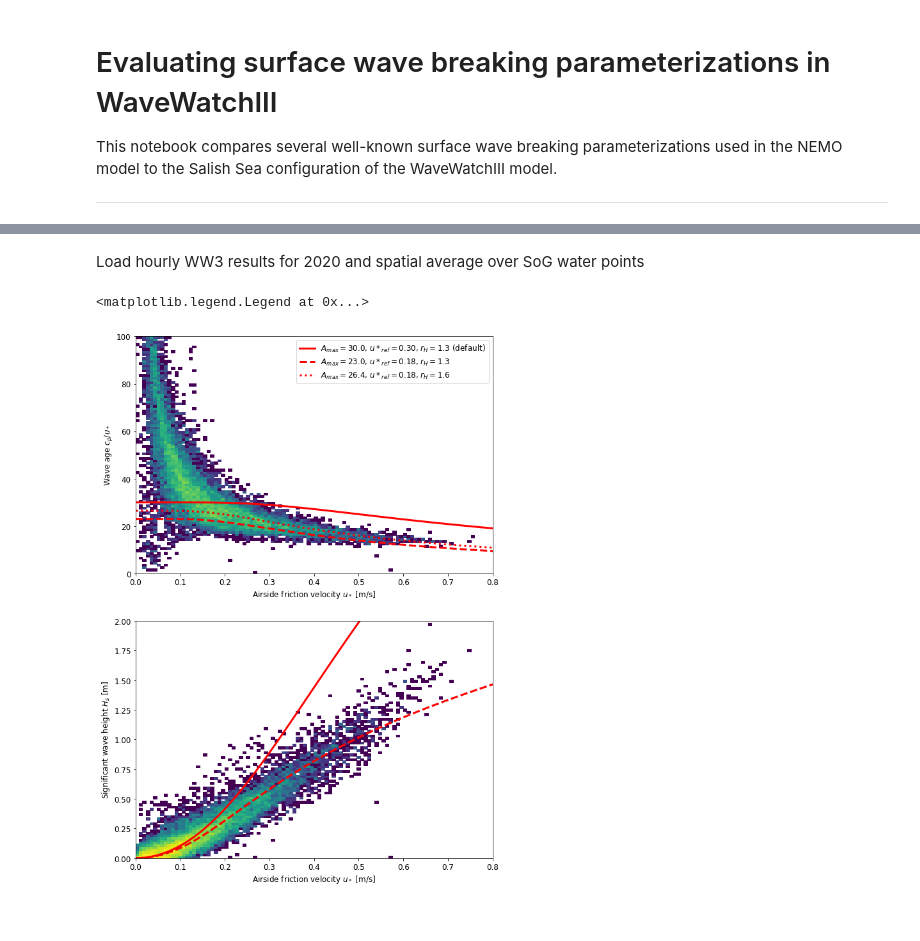
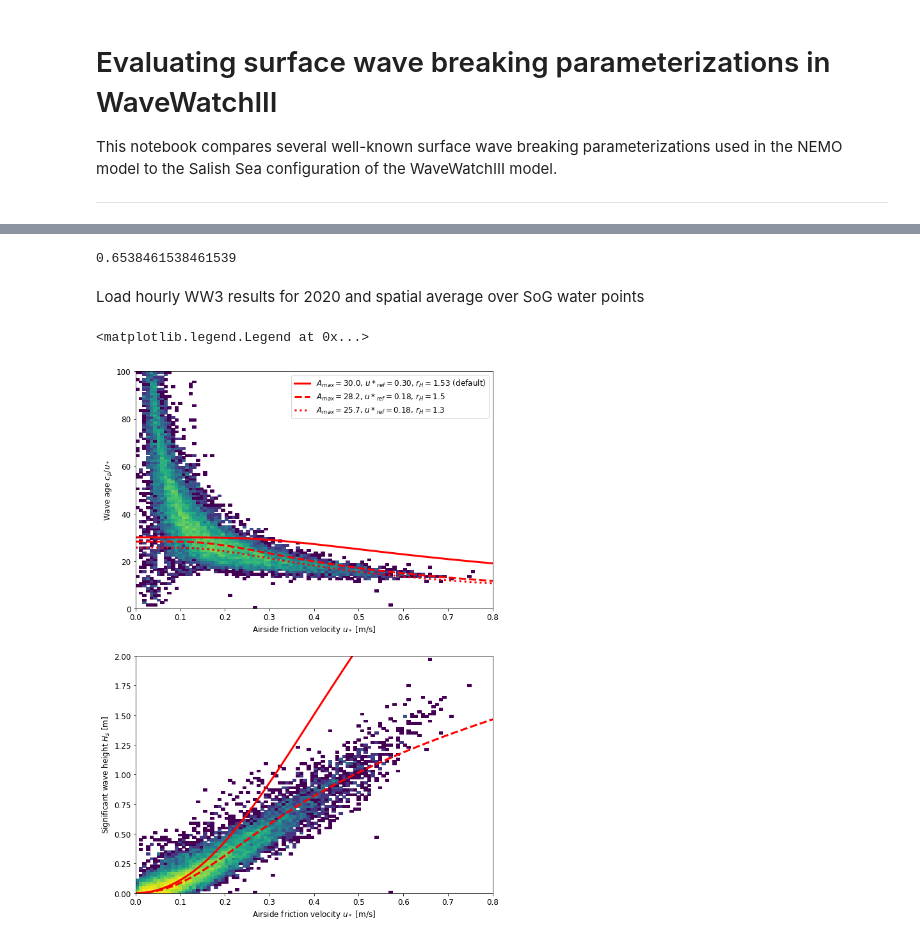
Before and after one commit to SalishSeaCast/analysis-ben, a Jupyter notebook: notebooks/wavemixing.ipynb, the cells around one changed output, grey strips where cells are left out. Cells and saved outputs as stored; diff of their text form; code cells hidden in the pictures.

```diff
--- a/notebooks/wavemixing.ipynb
+++ b/notebooks/wavemixing.ipynb
@@ -61,6 +61,10 @@ def calc_Cd(u2):
     """
 
     return 0.934e-3 + 0.788e-4 * np.sqrt(u2) - 0.616e-6 * u2
+# %%
+.85/1.3
+# %% [output]
+0.6538461538461539
 # %% [markdown]
 Load hourly WW3 results for 2020 and spatial average over SoG water points
 # %%
@@ -96,31 +100,31 @@ def calc_waveage(ustar, A_max, ustar_ref):
     return A_max * np.tanh(2 * ustar_ref / ustar)
 
 def calc_Hs(ustar, A_max, ustar_ref):
-    return 665 / 0.85 / r_H * calc_waveage(ustar, A_max, ustar_ref)**(1.5) * (ustar / rho_ratio)**2 / g
+    return 665 / r_H * calc_waveage(ustar, A_max, ustar_ref)**(1.5) * (ustar / rho_ratio)**2 / g
 
-p0, r_H = [30, 0.3], 1.3
+p0, r_H = [30, 0.3], 1.53
 functions = {'waveage': calc_waveage, 'Hs': calc_Hs}
 # %%
 fig, axs = plt.subplots(2, 1, figsize=(10, 15))
 xlim, xlabel = [0, 0.8], 'Airside friction velocity $u_*$ [m/s]'
 for ax, func, yplot, ymax, ylabel in zip(axs, ['waveage', 'Hs'], [cp/ustar, Hs], [100, 2], ['Wave age $c_p/u_*$', 'Significant wave height $H_s$ [m]']):
     ylim = [0, ymax]
     _, _, _, c = ax.hist2d(ustar, yplot, bins=100, range=[xlim, ylim], norm=colors.LogNorm(vmin=1, vmax=100))
 
     yfit = functions[func](ustar_plot, *p0)
     label = f'$A_{{max}}=${p0[0]:.1f}, $u*_{{ref}}=${p0[1]:.2f}, $r_{{H}}=${r_H} (default)'
     ax.plot(ustar_plot, yfit, 'r-', lw=3, label=label)
-    for r_H, ls in zip([1.3, 1.6], ['--', ':']):
+    for r_H, ls in zip([1.5, 1.3], ['--', ':']):
         popt, pcov = curve_fit(calc_Hs, ustar, Hs, p0=p0)
         yfit = functions[func](ustar_plot, *popt)
         label = f'$A_{{max}}=${popt[0]:.1f}, $u*_{{ref}}=${popt[1]:.2f}, $r_{{H}}=${r_H}'
         ax.plot(ustar_plot, yfit, ls, color='r', lw=3, label=label)
 
     ax.set_xlim(xlim)
     ax.set_ylim(ylim)
     ax.set_xlabel(xlabel)
     ax.set_ylabel(ylabel)
 axs[0].legend()
 # %% [output]
 <matplotlib.legend.Legend at 0x...>
-[figure, old version]
+[figure, new version]
```
Also changed, not shown: parts of 1 cell of this notebook.
